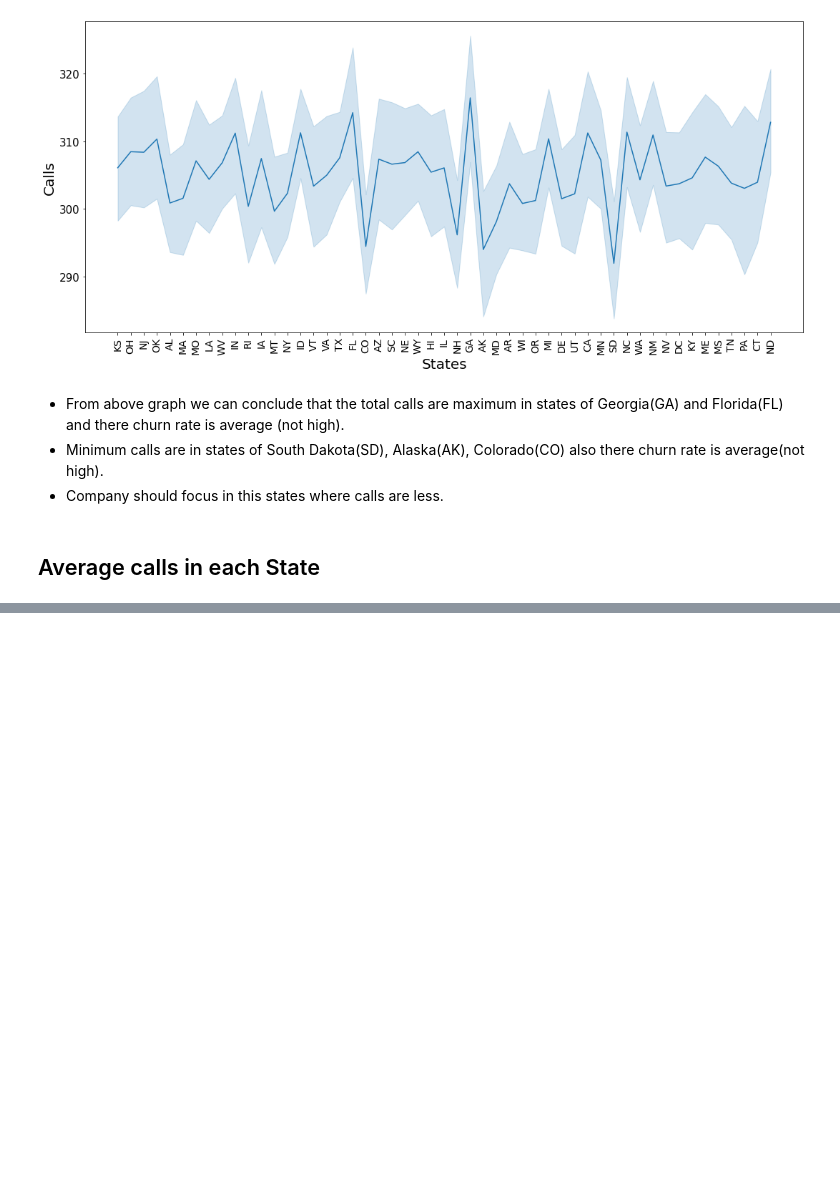
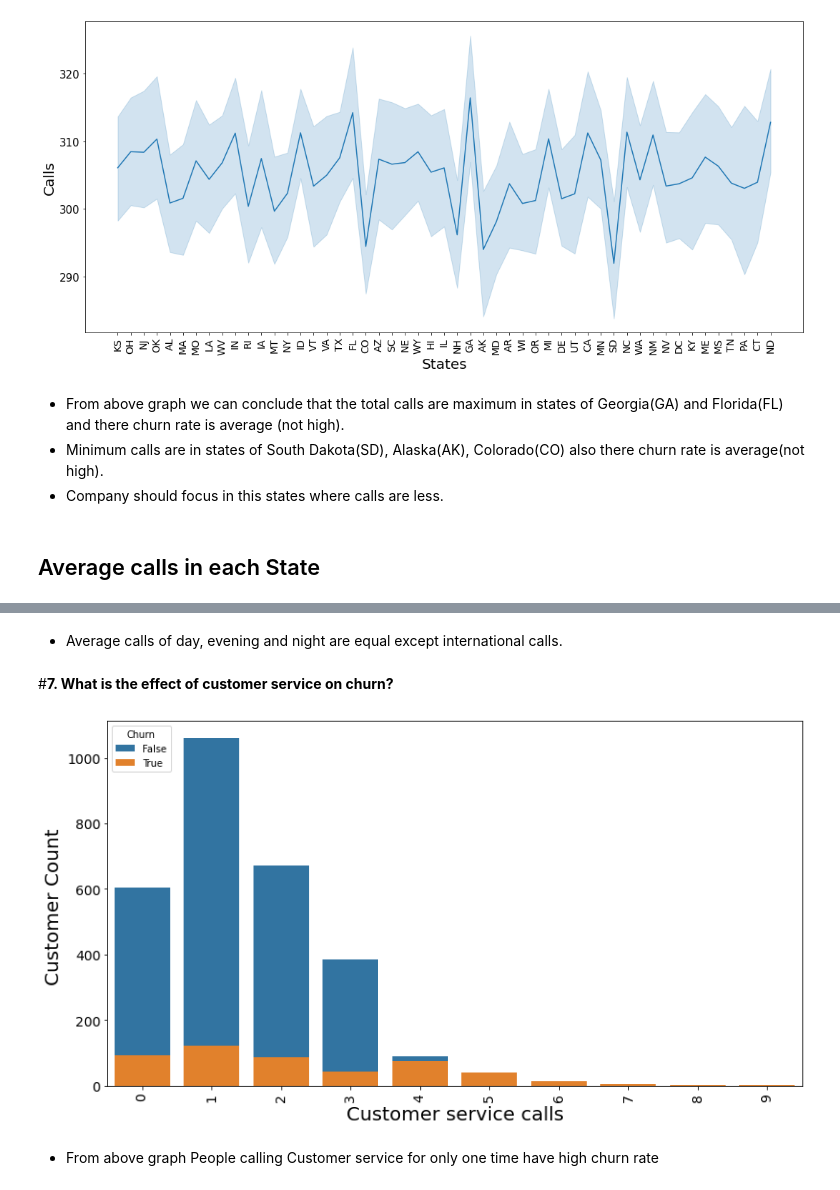
Before and after one commit to Ashfaquesayyed/telecom-churn-analysis, a Jupyter notebook: telecom_churn_analysis.ipynb, the cells around one changed output, grey strips where cells are left out. Cells and saved outputs as stored; diff of their text form; code cells hidden in the pictures; blank space fills up the shorter version.

```diff
--- a/telecom_churn_analysis.ipynb
+++ b/telecom_churn_analysis.ipynb
@@ -451,0 +469,21 @@ plt.show()
+# %% [markdown]
+* Average calls of day, evening and night are equal except international calls.
+# %% [markdown]
+#**7. What is the effect of customer service on churn?**
+# %%
+#figure size
+plt.figure(figsize=(13,7))
+#font size
+plt.xticks(rotation=90,fontsize=14)
+plt.yticks(fontsize=14)
+#graph plot
+calls_ = sns.countplot(x='Customer service calls',hue='Churn', data=df, dodge= False)
+#labelling
+calls_.set_xlabel('Customer service calls',fontsize=20)
+calls_.set_ylabel('Customer Count ',fontsize=20)
+#show graph
+plt.show()
+# %% [output]
+[figure, added]
+# %% [markdown]
+* From above graph People calling Customer service for only one time have high churn rate
```
Also changed, not shown: parts of 1 cell of this notebook.
